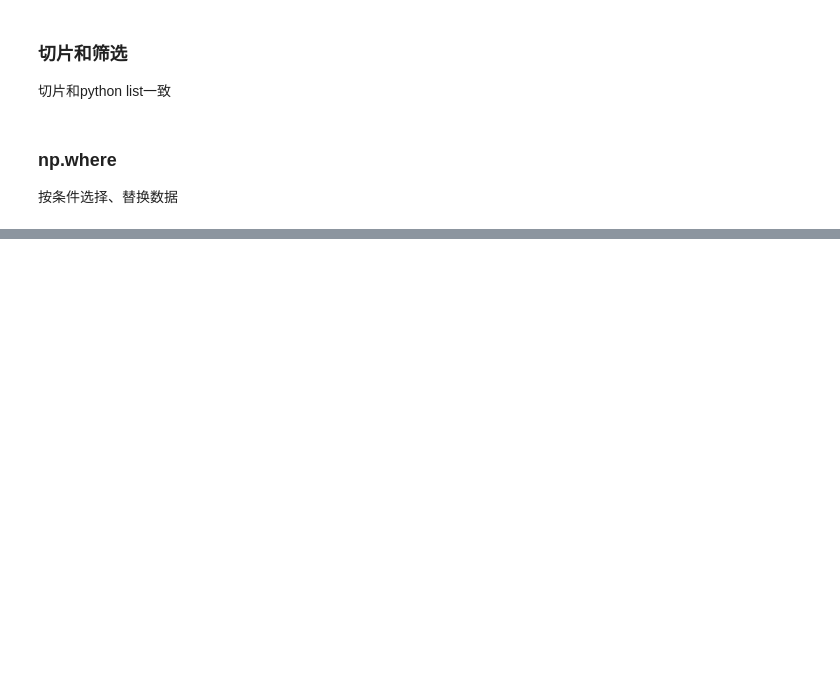
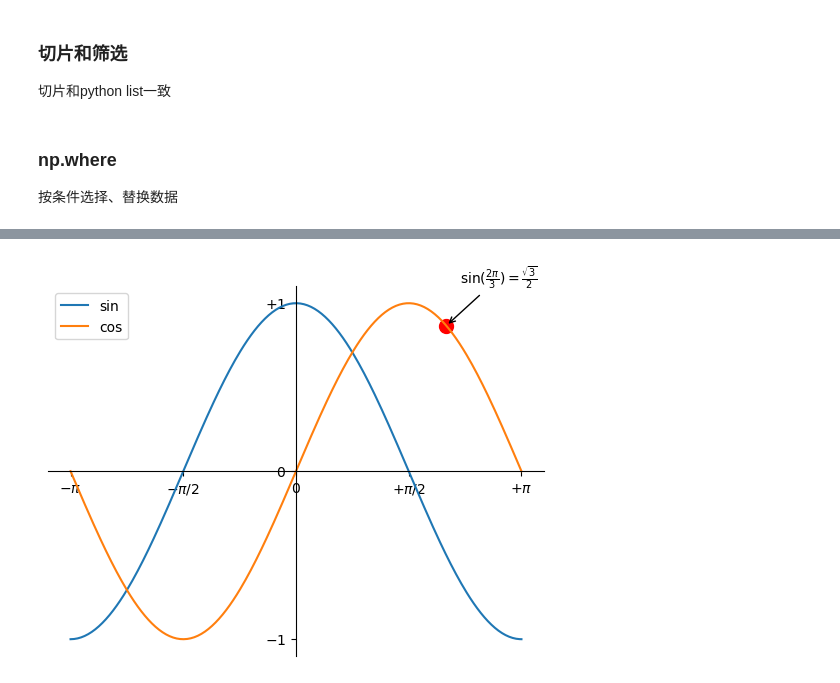
Before and after one commit to zcy05331/sast2024-DP-and-Pytorch, a Jupyter notebook: main.ipynb, the cells around one changed output, grey strips where cells are left out. Saved outputs shown, nothing was run; the diff lists cells and outputs as text; code cells hidden in the pictures; blank space fills up the shorter version.

```diff
--- a/main.ipynb
+++ b/main.ipynb
@@ -73,0 +147,52 @@ print(np.where(condition, arr, rra))
+# %%
+X = np.linspace(-np.pi, np.pi, 256, endpoint=True)
+C, S = np.cos(X), np.sin(X)
+
+plt.plot(X, C, label = 'sin')
+plt.plot(X, S, label='cos')
+
+# 修改标签
+plt.xticks(
+    [-np.pi, -np.pi / 2, 0, np.pi / 2, np.pi],
+    [r"$-\pi$", r"$-\pi/2$", r"$0$", r"$+\pi/2$", r"$+\pi$"],
+)
+
+plt.yticks([-1, 0, +1], [r"$-1$", r"$0$", r"$+1$"])
+
+# 修改坐标轴位置
+ax = plt.gca()
+ax.spines["right"].set_color("none")
+ax.spines["top"].set_color("none")
+ax.xaxis.set_ticks_position("bottom")
+ax.spines["bottom"].set_position(("data", 0))
+ax.yaxis.set_ticks_position("left")
+ax.spines["left"].set_position(("data", 0))
+
+# 显示图例
+plt.legend(loc="upper left")
+
+# 标注
+t = 2 * np.pi / 3
+plt.scatter(
+    [
+        t,
+    ],
+    [
+        np.sin(t),
+    ],
+    s=100,
+    color="red",
+)
+plt.annotate(
+    r"$\sin(\frac{2\pi}{3})=\frac{\sqrt{3}}{2}$",
+    xy=(t, np.sin(t)),
+    xycoords="data",
+    xytext=(+10, +30),
+    textcoords="offset points",
+    arrowprops= dict(arrowstyle = "->"),
+)
+
+
+plt.show()
+# %% [output]
+[figure, added]
```
Also changed, not shown: parts of 34 cells of this notebook, 3 other files.
